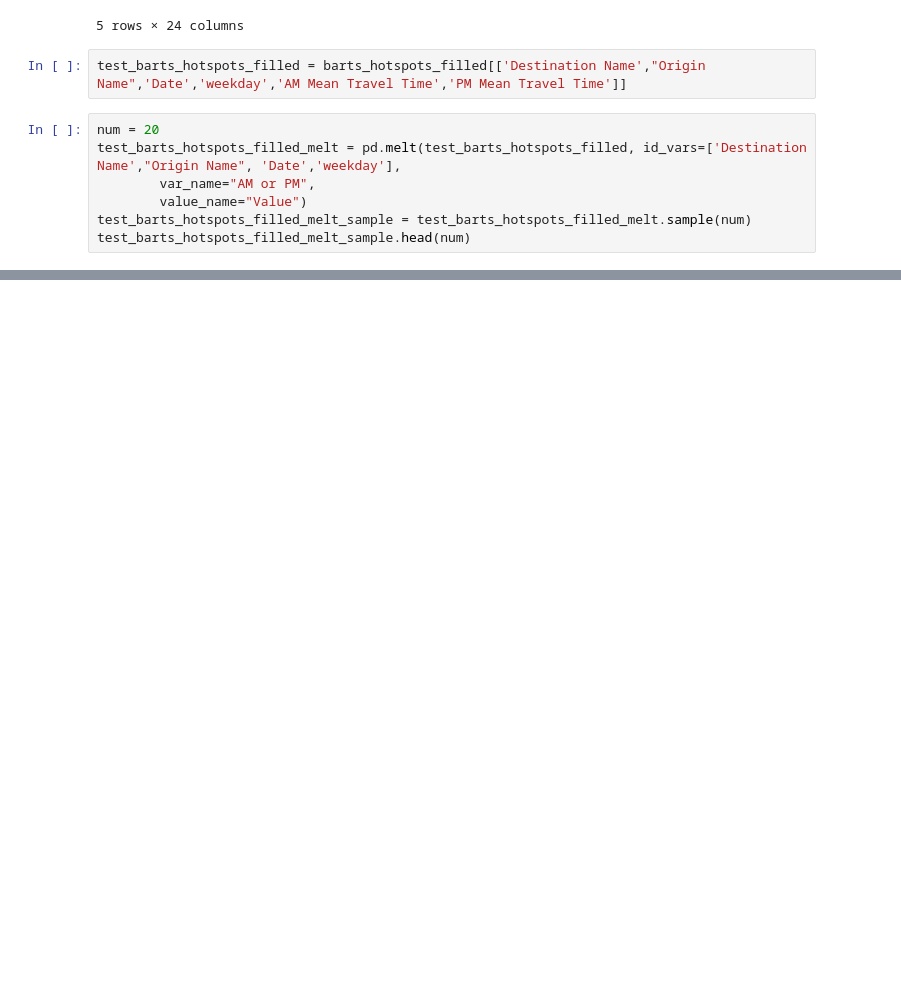
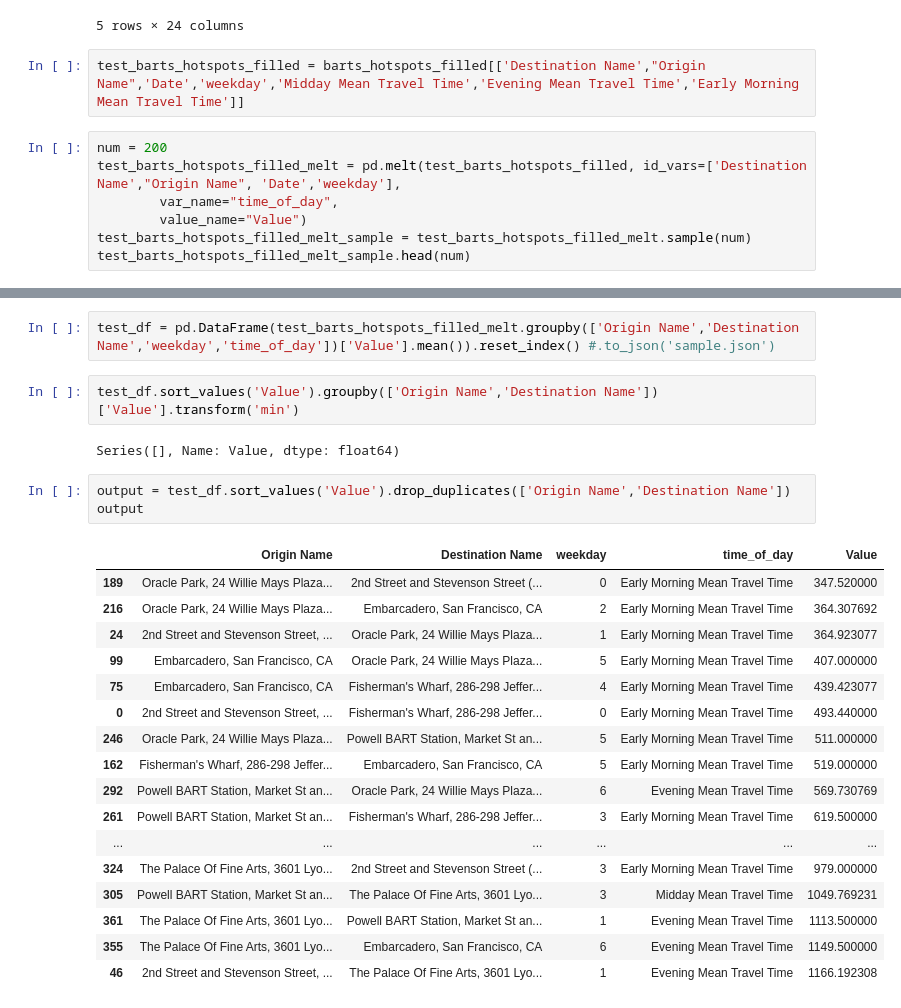
Before and after one commit to Xiao-Wang-UCSD/data_hack_2020, a Jupyter notebook: EDA.ipynb, the cells around one changed output, grey strips where cells are left out. Cells and saved outputs as stored; diff of their text form; blank space fills up the shorter version.

```diff
--- a/EDA.ipynb
+++ b/EDA.ipynb
@@ -157,11 +178,11 @@ barts_hotspots_filled.head()
 | 4 | 2019-04-08 | 3792 | Oracle Park, 24 Willie Mays Plaza... | 3603 | Embarcadero, San Francisco, CA | 505.0 | ... |
 5 rows × 24 columns
 # %%
-test_barts_hotspots_filled = barts_hotspots_filled[['Destination Name',"Origin Name",'Date','weekday','AM Mean Travel Time','PM Mean Travel Time']]
+test_barts_hotspots_filled = barts_hotspots_filled[['Destination Name',"Origin Name",'Date','weekday','Midday Mean Travel Time','Evening Mean Travel Time','Early Morning Mean Travel Time']]
 # %%
-num = 20
+num = 200
 test_barts_hotspots_filled_melt = pd.melt(test_barts_hotspots_filled, id_vars=['Destination Name',"Origin Name", 'Date','weekday'],
-        var_name="AM or PM",
+        var_name="time_of_day",
         value_name="Value")
 test_barts_hotspots_filled_melt_sample = test_barts_hotspots_filled_melt.sample(num)
 test_barts_hotspots_filled_melt_sample.head(num)
@@ -197,0 +293,27 @@ sample('xx','xxx')
+# %%
+test_df = pd.DataFrame(test_barts_hotspots_filled_melt.groupby(['Origin Name','Destination Name','weekday','time_of_day'])['Value'].mean()).reset_index() #.to_json('sample.json')
+# %%
+test_df.sort_values('Value').groupby(['Origin Name','Destination Name'])['Value'].transform('min')
+# %% [output]
+Series([], Name: Value, dtype: float64)
+# %%
+output = test_df.sort_values('Value').drop_duplicates(['Origin Name','Destination Name'])
+output
+# %% [output]
+|  | Origin Name | Destination Name | weekday | time_of_day | Value |
+| 189 | Oracle Park, 24 Willie Mays Plaza... | 2nd Street and Stevenson Street (... | 0 | Early Morning Mean Travel Time | 347.520000 |
+| 216 | Oracle Park, 24 Willie Mays Plaza... | Embarcadero, San Francisco, CA | 2 | Early Morning Mean Travel Time | 364.307692 |
+| 24 | 2nd Street and Stevenson Street, ... | Oracle Park, 24 Willie Mays Plaza... | 1 | Early Morning Mean Travel Time | 364.923077 |
+| 99 | Embarcadero, San Francisco, CA | Oracle Park, 24 Willie Mays Plaza... | 5 | Early Morning Mean Travel Time | 407.000000 |
+| 75 | Embarcadero, San Francisco, CA | Fisherman's Wharf, 286-298 Jeffer... | 4 | Early Morning Mean Travel Time | 439.423077 |
+| 0 | 2nd Street and Stevenson Street, ... | Fisherman's Wharf, 286-298 Jeffer... | 0 | Early Morning Mean Travel Time | 493.440000 |
+| 246 | Oracle Park, 24 Willie Mays Plaza... | Powell BART Station, Market St an... | 5 | Early Morning Mean Travel Time | 511.000000 |
+| 162 | Fisherman's Wharf, 286-298 Jeffer... | Embarcadero, San Francisco, CA | 5 | Early Morning Mean Travel Time | 519.000000 |
+| 292 | Powell BART Station, Market St an... | Oracle Park, 24 Willie Mays Plaza... | 6 | Evening Mean Travel Time | 569.730769 |
+| 261 | Powell BART Station, Market St an... | Fisherman's Wharf, 286-298 Jeffer... | 3 | Early Morning Mean Travel Time | 619.500000 |
+| ... | ... | ... | ... | ... | ... |
+| 324 | The Palace Of Fine Arts, 3601 Lyo... | 2nd Street and Stevenson Street (... | 3 | Early Morning Mean Travel Time | 979.000000 |
+| 305 | Powell BART Station, Market St an... | The Palace Of Fine Arts, 3601 Lyo... | 3 | Midday Mean Travel Time | 1049.769231 |
+| 361 | The Palace Of Fine Arts, 3601 Lyo... | Powell BART Station, Market St an... | 1 | Evening Mean Travel Time | 1113.500000 |
+| 355 | The Palace Of Fine Arts, 3601 Lyo... | Embarcadero, San Francisco, CA | 6 | Evening Mean Travel Time | 1149.500000 |
+| 46 | 2nd Street and Stevenson Street, ... | The Palace Of Fine Arts, 3601 Lyo... | 1 | Evening Mean Travel Time | 1166.192308 |
```
Also changed, not shown: parts of 19 cells of this notebook, 3 other files.
